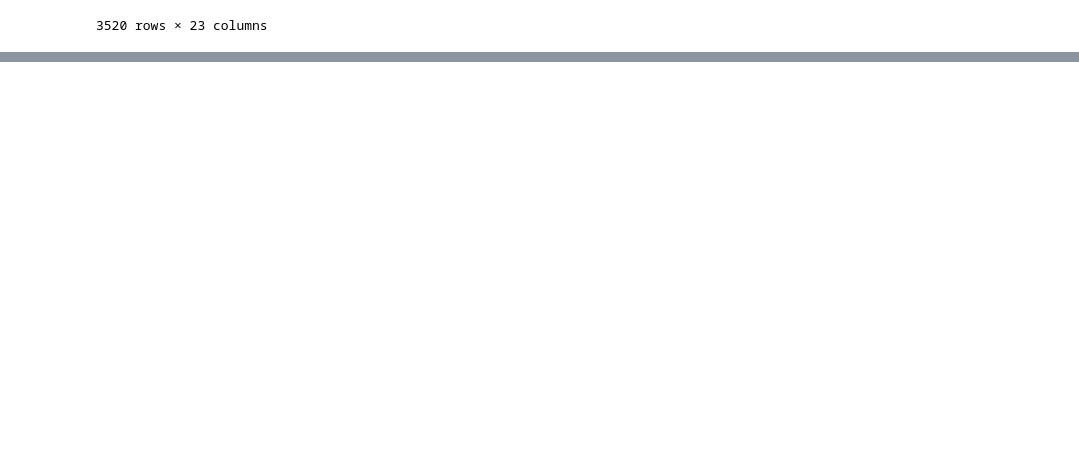
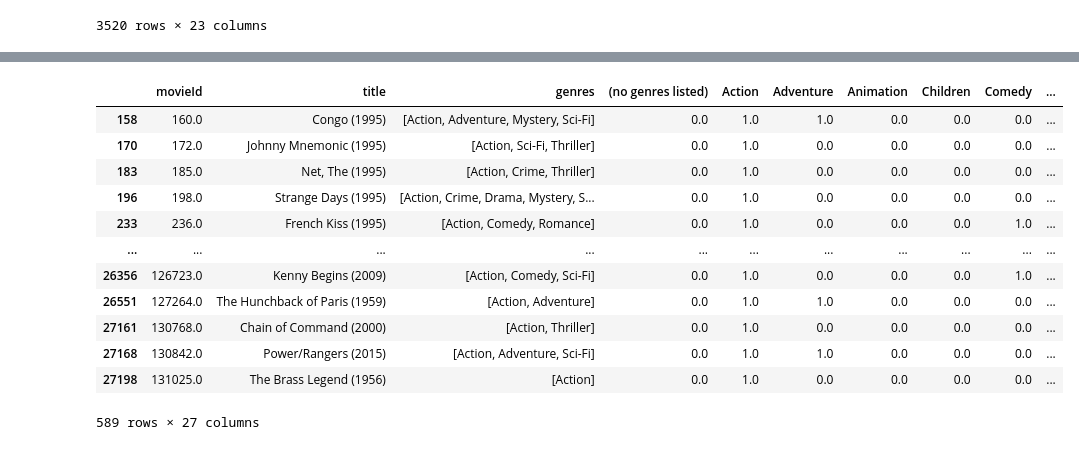
Before and after one commit to Soham-KT/Minor-Project-Personalised-Recommendation-System, a Jupyter notebook: Recommendation Engine/analysis.ipynb, the cells around one changed output, grey strips where cells are left out. Drawn from its saved outputs; the diff is of its cells as text; code cells hidden in the pictures; blank space fills up the shorter version.

Commit message:
added movie ratings

```diff
--- a/Recommendation Engine/analysis.ipynb
+++ b/Recommendation Engine/analysis.ipynb
@@ -155,3 +155,6 @@ movies[movies['Action'] == 1]
 | 27236 | 131122 | Love Exposure (2007) | [Action, Comedy, Drama, Romance] | 0 | 1 | 0 | 0 | 0 | 1 | ... |
 | 27264 | 131180 | Dead Rising: Watchtower (2015) | [Action, Horror, Thriller] | 0 | 1 | 0 | 0 | 0 | 0 | ... |
 3520 rows × 23 columns
+# %%
+ratings = pd.read_csv('Data/rating.csv')
+ratings.head()
@@ -157,0 +193,3 @@ movies[movies['Action'] == 1]
+# %%
+movies_and_ratings = pd.concat([movies, ratings], axis=1).reindex(movies.index)
+movies_and_ratings.head()
@@ -157,0 +204,16 @@ movies[movies['Action'] == 1]
+# %%
+movies_and_ratings[(movies_and_ratings['rating'] == 5.0) & (movies_and_ratings['Action'] == 1)]
+# %% [output]
+|  | movieId | title | genres | (no genres listed) | Action | Adventure | Animation | Children | Comedy | ... |
+| 158 | 160.0 | Congo (1995) | [Action, Adventure, Mystery, Sci-Fi] | 0.0 | 1.0 | 1.0 | 0.0 | 0.0 | 0.0 | ... |
+| 170 | 172.0 | Johnny Mnemonic (1995) | [Action, Sci-Fi, Thriller] | 0.0 | 1.0 | 0.0 | 0.0 | 0.0 | 0.0 | ... |
+| 183 | 185.0 | Net, The (1995) | [Action, Crime, Thriller] | 0.0 | 1.0 | 0.0 | 0.0 | 0.0 | 0.0 | ... |
+| 196 | 198.0 | Strange Days (1995) | [Action, Crime, Drama, Mystery, S... | 0.0 | 1.0 | 0.0 | 0.0 | 0.0 | 0.0 | ... |
+| 233 | 236.0 | French Kiss (1995) | [Action, Comedy, Romance] | 0.0 | 1.0 | 0.0 | 0.0 | 0.0 | 1.0 | ... |
+| ... | ... | ... | ... | ... | ... | ... | ... | ... | ... | ... |
+| 26356 | 126723.0 | Kenny Begins (2009) | [Action, Comedy, Sci-Fi] | 0.0 | 1.0 | 0.0 | 0.0 | 0.0 | 1.0 | ... |
+| 26551 | 127264.0 | The Hunchback of Paris (1959) | [Action, Adventure] | 0.0 | 1.0 | 1.0 | 0.0 | 0.0 | 0.0 | ... |
+| 27161 | 130768.0 | Chain of Command (2000) | [Action, Thriller] | 0.0 | 1.0 | 0.0 | 0.0 | 0.0 | 0.0 | ... |
+| 27168 | 130842.0 | Power/Rangers (2015) | [Action, Adventure, Sci-Fi] | 0.0 | 1.0 | 1.0 | 0.0 | 0.0 | 0.0 | ... |
+| 27198 | 131025.0 | The Brass Legend (1956) | [Action] | 0.0 | 1.0 | 0.0 | 0.0 | 0.0 | 0.0 | ... |
+589 rows × 27 columns
```
Also changed, not shown: parts of 4 cells of this notebook.
